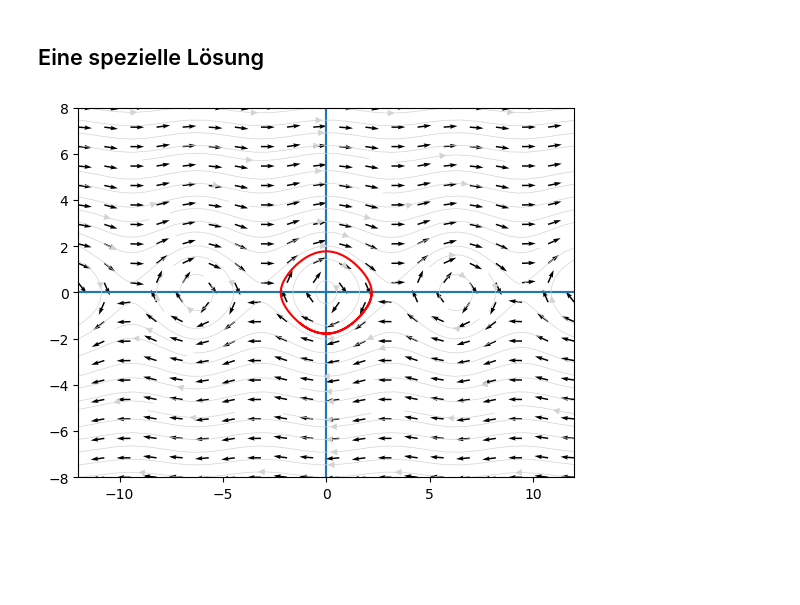
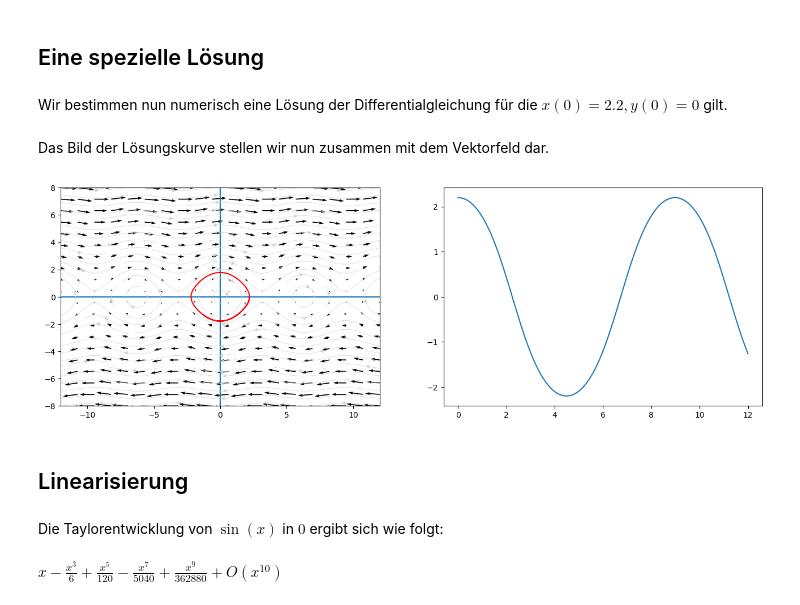
Before and after one commit to JeremiasE/worksheets-ode-2023, a Jupyter notebook: examples/1-Pendel.ipynb, the cells around one changed output. Drawn from its saved outputs; the diff is of its cells as text; code cells hidden in the pictures; blank space fills up the shorter version.

```diff
--- a/examples/1-Pendel.ipynb
+++ b/examples/1-Pendel.ipynb
@@ -16,2 +14,0 @@ from importlib import reload
-# %%
-vector_fields = reload(vector_fields)
@@ -76,13 +70,32 @@ plt.show()
 [figure]
 # %% [markdown]
 ## Eine spezielle Lösung
-# %%
-initial_value = (2.2,0)
-solution = vector_fields.solve_ivp(f,(x,y),(0,12),initial_value)
+# %% [markdown]
+Wir bestimmen nun numerisch eine Lösung der Differentialgleichung für die $x(0)=2.2, y(0)=0$ gilt.
+# %% [markdown]
+Das Bild der Lösungskurve stellen wir nun zusammen mit dem Vektorfeld dar.
 # %%
-ax = vector_fields.plot_vector_field(f/vector_fields.norm(f),(x,-12,12),(y,-8,8),color="black")
-vector_fields.plot_streamlines(f,(x,-12,12),(y,-8,8),ax=ax,color="lightgrey",linewidth=0.5)
-ax.plot(solution.y[0,:],solution.y[1,:],color="red")
+def plot_solution(f, initial_value, t_1=12):
+    solution = vector_fields.solve_ivp(f,(x,y),(0,t_1),initial_value)
+    fig = plt.figure()
+    axis = fig.subplots(1,2)
+    vector_fields.plot_vector_field(f,(x,-12,12),(y,-8,8),ax=axis[0],color="black")
+    vector_fields.plot_streamlines(f,(x,-12,12),(y,-8,8),ax=axis[0],color="lightgrey",linewidth=0.5)
+    axis[0].plot(solution.y[0,:],solution.y[1,:],color="red")
+    axis[1].plot(solution.t,solution.y[0,:])
+    fig.set_figwidth(16)
+    fig.set_figheight(5)
+    return fig
+
+plot_solution(f, (2.2,0))
 plt.show()
 # %% [output]
-[figure, old version]
+[figure, new version]
+# %% [markdown]
+## Linearisierung
+# %% [markdown]
+Die Taylorentwicklung von $\sin(x)$ in $0$ ergibt sich wie folgt:
+# %%
+sympy.series(sin(x),x,0,10)
+# %% [output]
+$\displaystyle x - \frac{x^{3}}{6} + \frac{x^{5}}{120} - \frac{x^{7}}{5040} + \frac{x^{9}}{362880} + O\left(x^{10}\right)$
```
Also changed, not shown: parts of 24 cells of this notebook, 1 other file.
